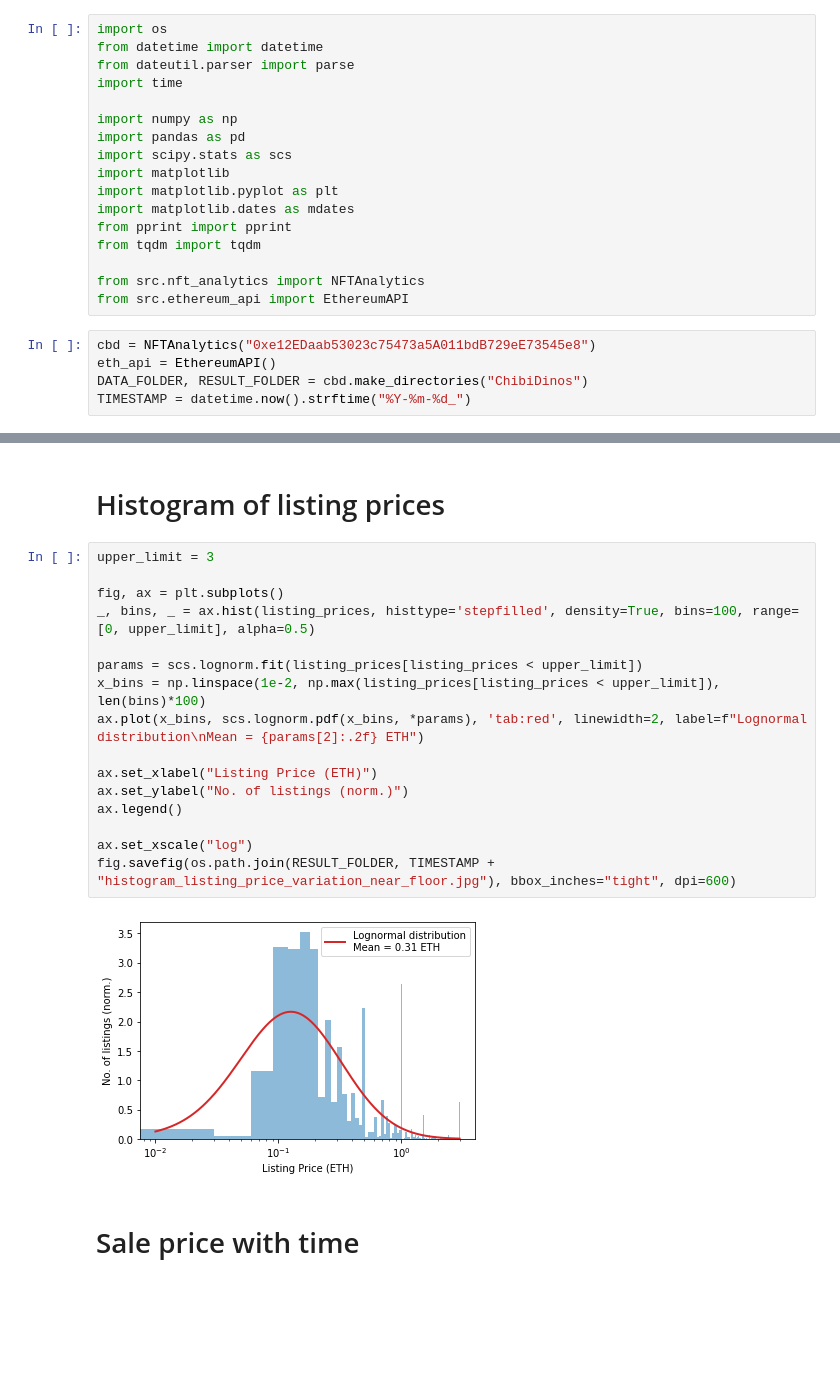
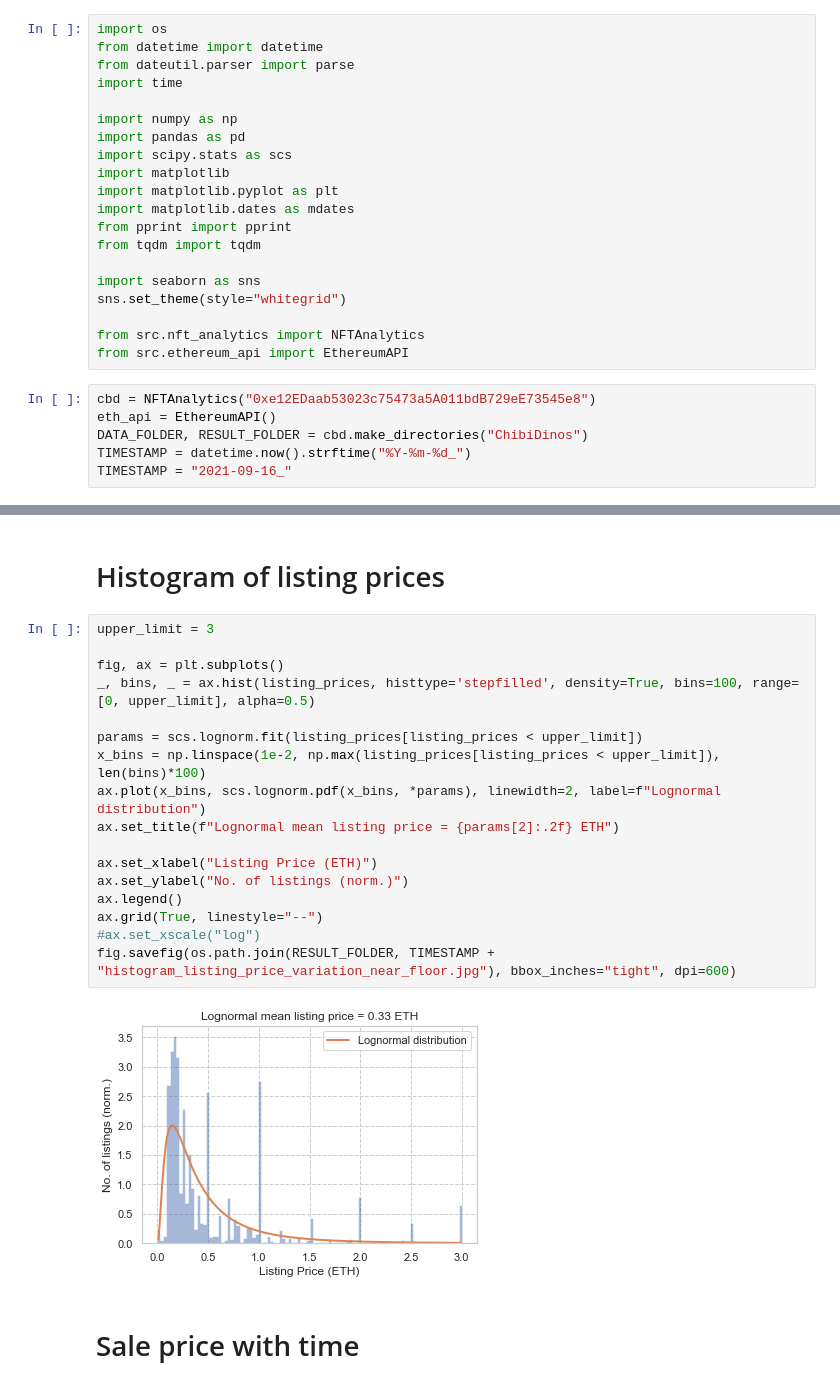
Before and after one commit to dineshpinto/nft-analytics, a Jupyter notebook: ChibiDinosAnalytics.ipynb, the cells around one changed output, grey strips where cells are left out. Cells and saved outputs as stored; diff of their text form; blank space fills up the shorter version.

```diff
--- a/ChibiDinosAnalytics.ipynb
+++ b/ChibiDinosAnalytics.ipynb
@@ -13,6 +13,9 @@ import matplotlib.dates as mdates
 from pprint import pprint
 from tqdm import tqdm
 
+import seaborn as sns
+sns.set_theme(style="whitegrid")
+
 from src.nft_analytics import NFTAnalytics
 from src.ethereum_api import EthereumAPI
 # %%
@@ -20,4 +23,5 @@ cbd = NFTAnalytics("0xe12EDaab53023c75473a5A011bdB729eE73545e8")
 eth_api = EthereumAPI()
 DATA_FOLDER, RESULT_FOLDER = cbd.make_directories("ChibiDinos")
 TIMESTAMP = datetime.now().strftime("%Y-%m-%d_")
+TIMESTAMP = "2021-09-16_"
 # %% [output]
@@ -63,21 +66,22 @@ np.sum(listing_prices[listing_prices < OPENSEA_FLOOR_PRICE])
 # %%
 upper_limit = 3
 
 fig, ax = plt.subplots()
 _, bins, _ = ax.hist(listing_prices, histtype='stepfilled', density=True, bins=100, range=[0, upper_limit], alpha=0.5)
 
 params = scs.lognorm.fit(listing_prices[listing_prices < upper_limit])
 x_bins = np.linspace(1e-2, np.max(listing_prices[listing_prices < upper_limit]), len(bins)*100)
-ax.plot(x_bins, scs.lognorm.pdf(x_bins, *params), 'tab:red', linewidth=2, label=f"Lognormal distribution\nMean = {params[2]:.2f} ETH")
+ax.plot(x_bins, scs.lognorm.pdf(x_bins, *params), linewidth=2, label=f"Lognormal distribution")
+ax.set_title(f"Lognormal mean listing price = {params[2]:.2f} ETH")
 
 ax.set_xlabel("Listing Price (ETH)")
 ax.set_ylabel("No. of listings (norm.)")
 ax.legend()
-
-ax.set_xscale("log")
+ax.grid(True, linestyle="--")
+#ax.set_xscale("log")
 fig.savefig(os.path.join(RESULT_FOLDER, TIMESTAMP + "histogram_listing_price_variation_near_floor.jpg"), bbox_inches="tight", dpi=600)
 # %% [output]
-[figure, old version]
+[figure, new version]
 # %% [markdown]
 # Sale price with time
 # %%
```
Also changed, not shown: parts of 17 cells of this notebook, 3 other files.
